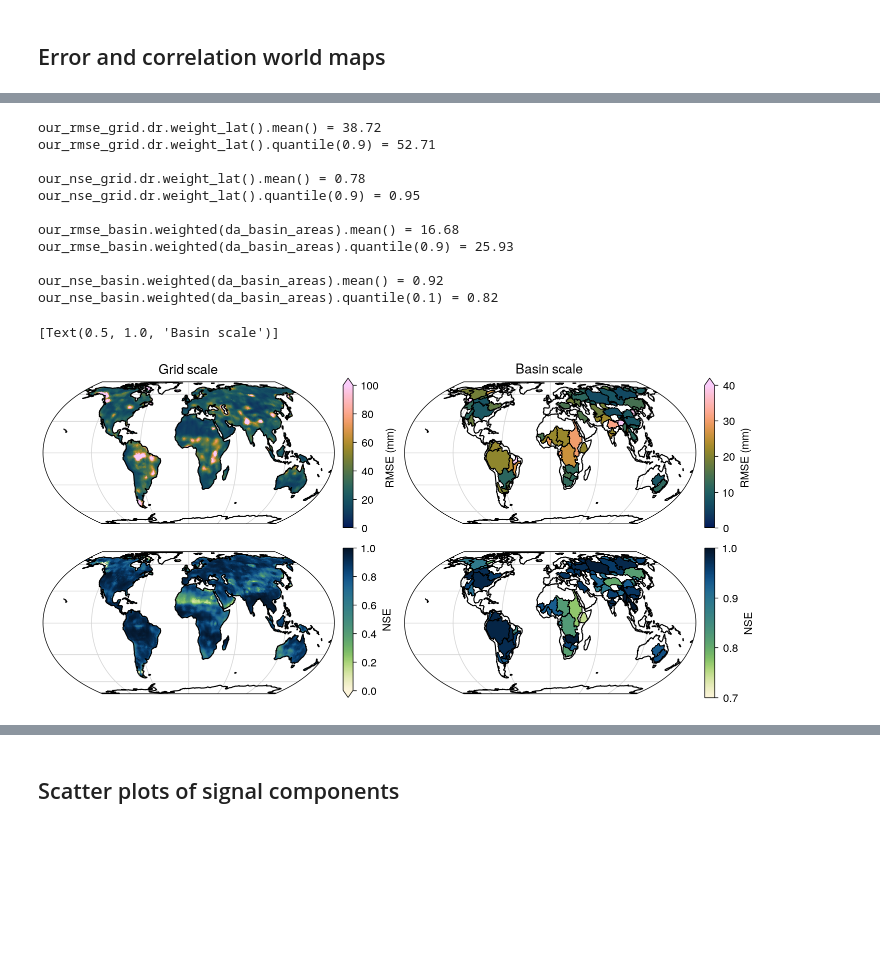
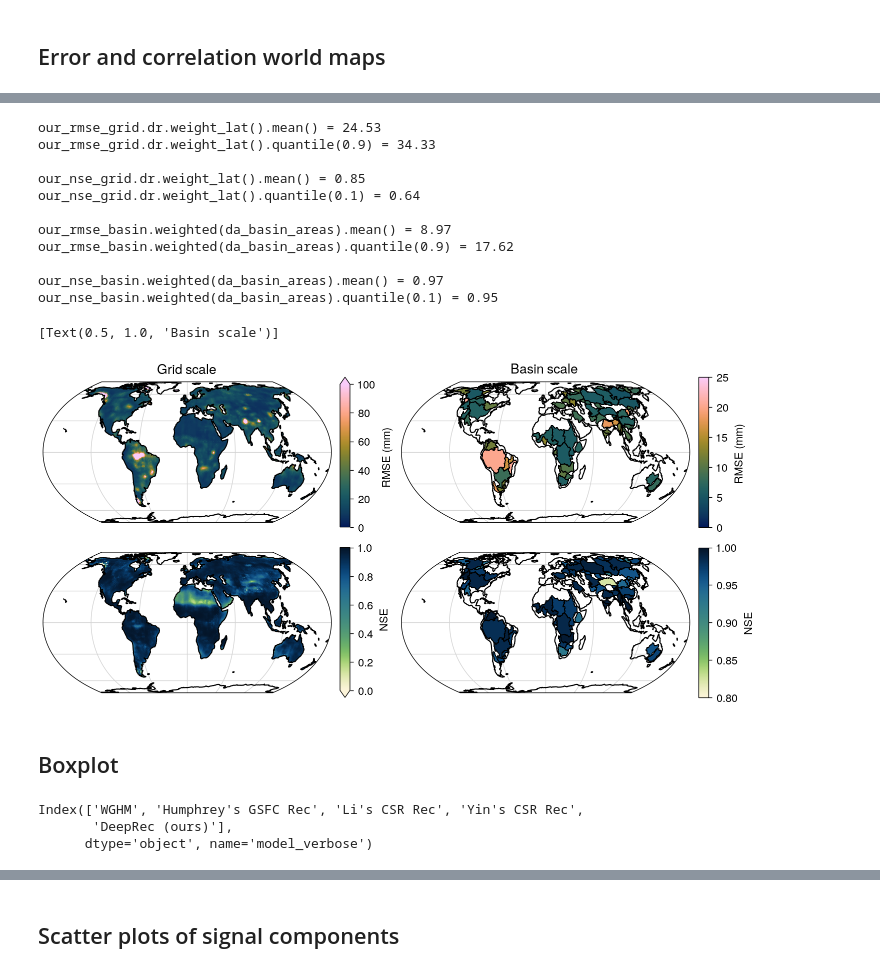
Before and after one commit to lqgentner/deeprec, a Jupyter notebook: notebooks/21-paper-plots/grace-metrics.ipynb, the cells around one changed output, grey strips where cells are left out. Saved outputs shown, nothing was run; the diff lists cells and outputs as text; code cells hidden in the pictures; blank space fills up the shorter version.

```diff
--- a/notebooks/21-paper-plots/grace-metrics.ipynb
+++ b/notebooks/21-paper-plots/grace-metrics.ipynb
@@ -47,9 +37,11 @@ Load and combine the different data sets (GRACE, ERA5, WGHM, and our and other r
 our_store = (
     ROOT_DIR / "models/predictions/ensemble-mixed/ensemble-mixed_era_best-mae.zarr"
 )
+inputs_store = ROOT_DIR / "data/processed/inputs.zarr"
 targets_store = ROOT_DIR / "data/processed/targets.zarr"
-inputs_store = ROOT_DIR / "data/processed/inputs.zarr"
+recs_store = ROOT_DIR / "data/processed/reconstructions.zarr"
 
 tgts = xr.open_zarr(targets_store)
 inps = xr.open_zarr(inputs_store)
+recs = xr.open_zarr(recs_store)
 our = xr.open_zarr(our_store).twsa.rename("twsa_our")
@@ -73,7 +78,7 @@ our_name = "twsa_our"
 # %% [markdown]
 ## Error and correlation world maps
 # %%
-ds_grid = ds_all[[target_name, our_name]]
+ds_grid = ds_all[[target_name, *eval_names]]
 # Only evaluate GRACE time
 ds_grid = ds_grid.sel(time=slice("2002", "2023")).compute()
 # Remove missing time steps - remove missing time steps in GRACE for all vars
@@ -94,19 +100,24 @@ ds_basin: xr.Dataset = (
 # %%
 # RMSE
-our_rmse_grid = metrics.rmse(
-    ds_grid[target_name], ds_grid[our_name], dim="time", skipna=True
-)
-our_rmse_basin = metrics.rmse(
-    ds_basin[target_name], ds_basin[our_name], dim="time", skipna=True
-)
+da_rmse_grid = metrics.rmse(
+    ds_grid[target_name], ds_grid[eval_names], dim="time", skipna=True
+).to_dataarray("model")
+da_rmse_basin = metrics.rmse(
+    ds_basin[target_name], ds_basin[eval_names], dim="time", skipna=True
+).to_dataarray("model")
 
 # NSE
-our_nse_grid = metrics.nse(
-    ds_grid[target_name], ds_grid[our_name], dim="time", skipna=True
-)
-our_nse_basin = metrics.nse(
-    ds_basin[target_name], ds_basin[our_name], dim="time", skipna=True
-)
+da_nse_grid = metrics.nse(
+    ds_grid[target_name], ds_grid[eval_names], dim="time", skipna=True
+).to_dataarray("model")
+da_nse_basin = metrics.nse(
+    ds_basin[target_name], ds_basin[eval_names], dim="time", skipna=True
+).to_dataarray("model")
+# %%
+our_rmse_grid = da_rmse_grid.sel(model=our_name, drop=True)
+our_rmse_basin = da_rmse_basin.sel(model=our_name, drop=True)
+our_nse_grid = da_nse_grid.sel(model=our_name, drop=True)
+our_nse_basin = da_nse_basin.sel(model=our_name, drop=True)
 # %%
 rmse_kwargs = dict(
     cbar_kwargs=dict(
@@ -174,7 +185,7 @@ print(f"{our_rmse_grid.dr.weight_lat().mean() = :.2f}")
 print(f"{our_rmse_grid.dr.weight_lat().quantile(0.9) = :.2f}\n")
 
 print(f"{our_nse_grid.dr.weight_lat().mean() = :.2f}")
-print(f"{our_nse_grid.dr.weight_lat().quantile(0.9) = :.2f}\n")
+print(f"{our_nse_grid.dr.weight_lat().quantile(0.1) = :.2f}\n")
 
 print(f"{our_rmse_basin.weighted(da_basin_areas).mean() = :.2f}")
 print(f"{our_rmse_basin.weighted(da_basin_areas).quantile(0.9) = :.2f}\n")
@@ -182,49 +193,51 @@ print(f"{our_rmse_basin.weighted(da_basin_areas).quantile(0.9) = :.2f}\n")
 print(f"{our_nse_basin.weighted(da_basin_areas).mean() = :.2f}")
 print(f"{our_nse_basin.weighted(da_basin_areas).quantile(0.1) = :.2f}\n")
 # %% [output]
-our_rmse_grid.dr.weight_lat().mean() = 38.72
-our_rmse_grid.dr.weight_lat().quantile(0.9) = 52.71
+our_rmse_grid.dr.weight_lat().mean() = 24.53
+our_rmse_grid.dr.weight_lat().quantile(0.9) = 34.33
 
-our_nse_grid.dr.weight_lat().mean() = 0.78
-our_nse_grid.dr.weight_lat().quantile(0.9) = 0.95
+our_nse_grid.dr.weight_lat().mean() = 0.85
+our_nse_grid.dr.weight_lat().quantile(0.1) = 0.64
 
-our_rmse_basin.weighted(da_basin_areas).mean() = 16.68
-our_rmse_basin.weighted(da_basin_areas).quantile(0.9) = 25.93
+our_rmse_basin.weighted(da_basin_areas).mean() = 8.97
+our_rmse_basin.weighted(da_basin_areas).quantile(0.9) = 17.62
 
-our_nse_basin.weighted(da_basin_areas).mean() = 0.92
-our_nse_basin.weighted(da_basin_areas).quantile(0.1) = 0.82
+our_nse_basin.weighted(da_basin_areas).mean() = 0.97
+our_nse_basin.weighted(da_basin_areas).quantile(0.1) = 0.95
 # %%
 fig, axs = plt.subplots(
     2, 2, subplot_kw={"projection": ccrs.EqualEarth()}, figsize=(7.2, 3.5)
 )
 
 # Grid scale plots
 our_rmse_grid.dr.projplot(vmin=0, vmax=100, ax=axs[0][0], **rmse_kwargs)
 our_nse_grid.dr.projplot(vmin=0.0, vmax=1.0, ax=axs[1][0], **nse_kwargs)
 
 # Basin scale plots
 our_rmse_basin.dr.projplot_basins(
     our_rmse_grid,
     vmin=0,
-    vmax=40,
+    vmax=25,
     ax=axs[0][1],
     **rmse_kwargs,
 )
 our_nse_basin.dr.projplot_basins(
     our_nse_grid,
-    vmin=0.7,
+    vmin=0.8,
     vmax=1.0,
     ax=axs[1][1],
     **nse_kwargs,
 )
 
 # Add basinlines
 for ax in [axs[0][1], axs[1][1]]:
     gdf_basin_shapes.dr.projplot(ax=ax, **basinlines_kwargs)
 
 # Titles
 axs[0][0].set(title="Grid scale")
 axs[0][1].set(title="Basin scale")
 # %% [output]
 [Text(0.5, 1.0, 'Basin scale')]
-[figure, old version]
+[figure, new version]
+# %% [markdown]
+## Boxplot
@@ -230,0 +257,14 @@ axs[0][1].set(title="Basin scale")
+# %%
+# Order by increasing mean
+my_order = (
+    df_nse.groupby(by=["model_verbose"])["nse"]
+    .mean()
+    # Sort GRACE to the beginning
+    .sort_values(na_position="first")
+    .index
+)
+my_order
+# %% [output]
+Index(['WGHM', 'Humphrey's GSFC Rec', 'Li's CSR Rec', 'Yin's CSR Rec',
+       'DeepRec (ours)'],
+      dtype='object', name='model_verbose')
```
Also changed, not shown: parts of 21 cells of this notebook, 1 other file.
